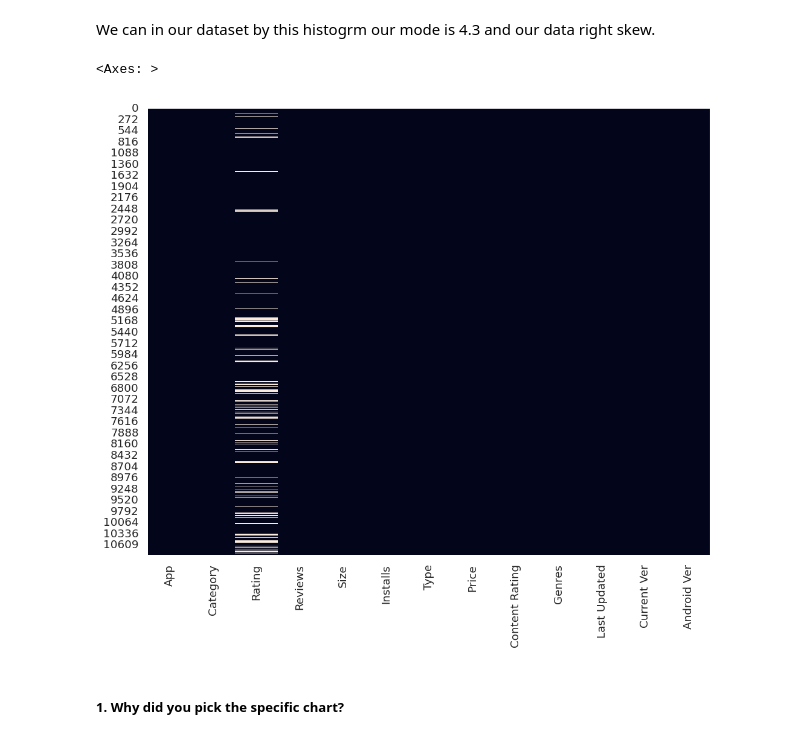
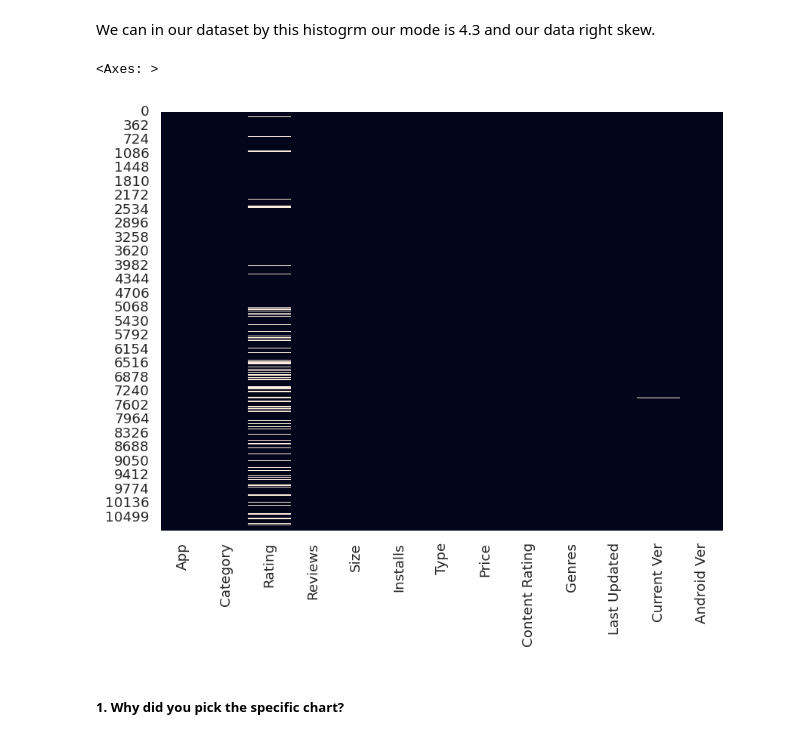
Before and after one commit to Pkolekar940/Play-Store-App-review-analysis-EDA, a Jupyter notebook: EDA_ON_PLAY_STORE.ipynb, the cells around one changed output. Drawn from its saved outputs; the diff is of its cells as text; code cells hidden in the pictures.

```diff
--- a/EDA_ON_PLAY_STORE.ipynb
+++ b/EDA_ON_PLAY_STORE.ipynb
@@ -260,14 +262,14 @@ We can in our dataset by this histogrm our mode is 4.3 and our data right skew.
 # %%
 # Let's Visualizing the missing values
 # to visualize missing data we can use the heatmap method.
 
 # Let's set the theme of plots.
 sns.set_theme()
-sns.set(rc={"figure.dpi":120, "figure.figsize":(10,8)})
+sns.set(rc={"figure.dpi":120, "figure.figsize":(8,6)})
 sns.heatmap(df.isnull(), cbar=False)
 # %% [output]
 <Axes: >
-[figure, old version]
+[figure, new version]
 # %% [markdown]
 ##### 1. Why did you pick the specific chart?
 # %% [markdown]
```
Also changed, not shown: parts of 43 cells of this notebook.
